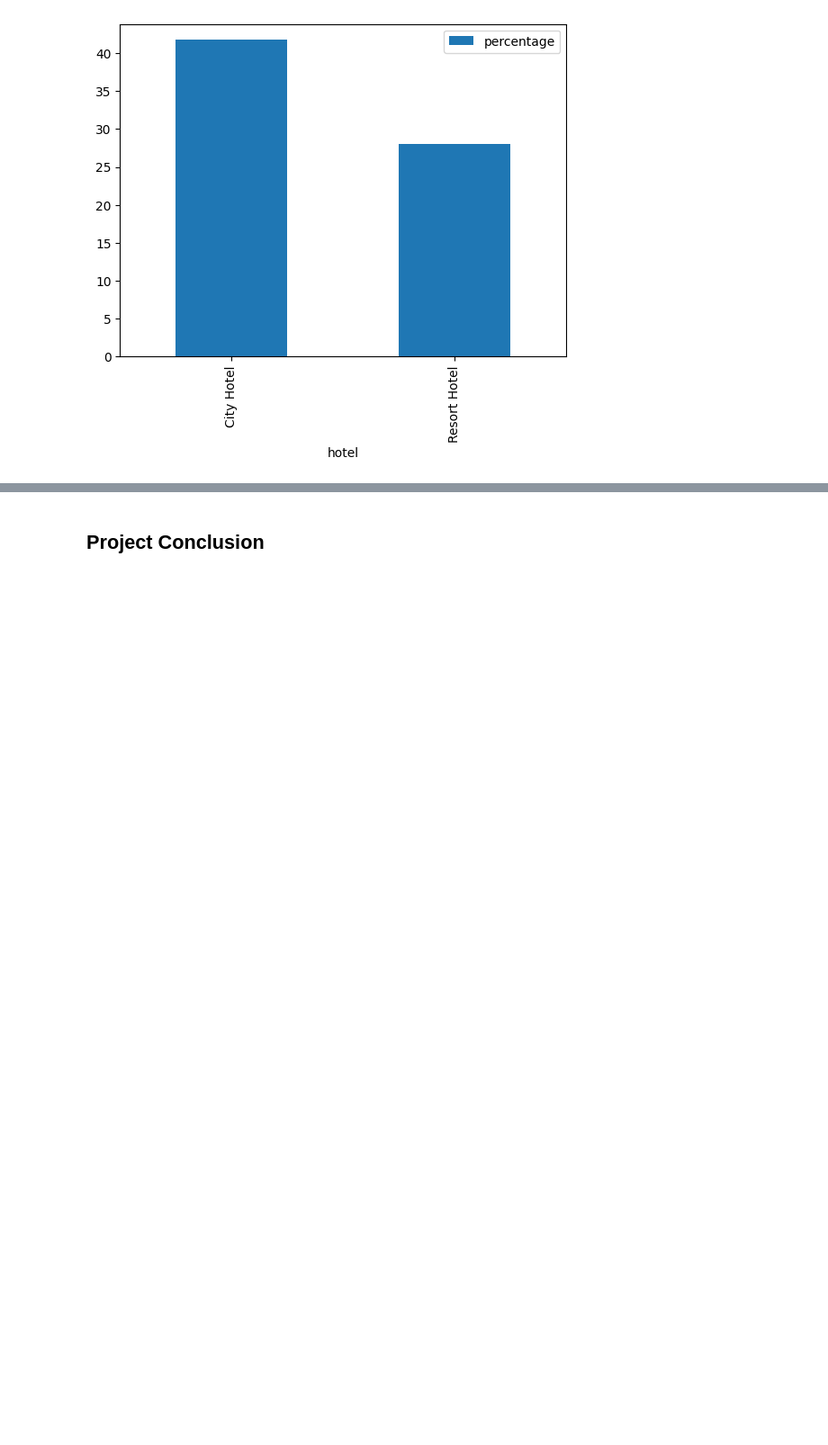
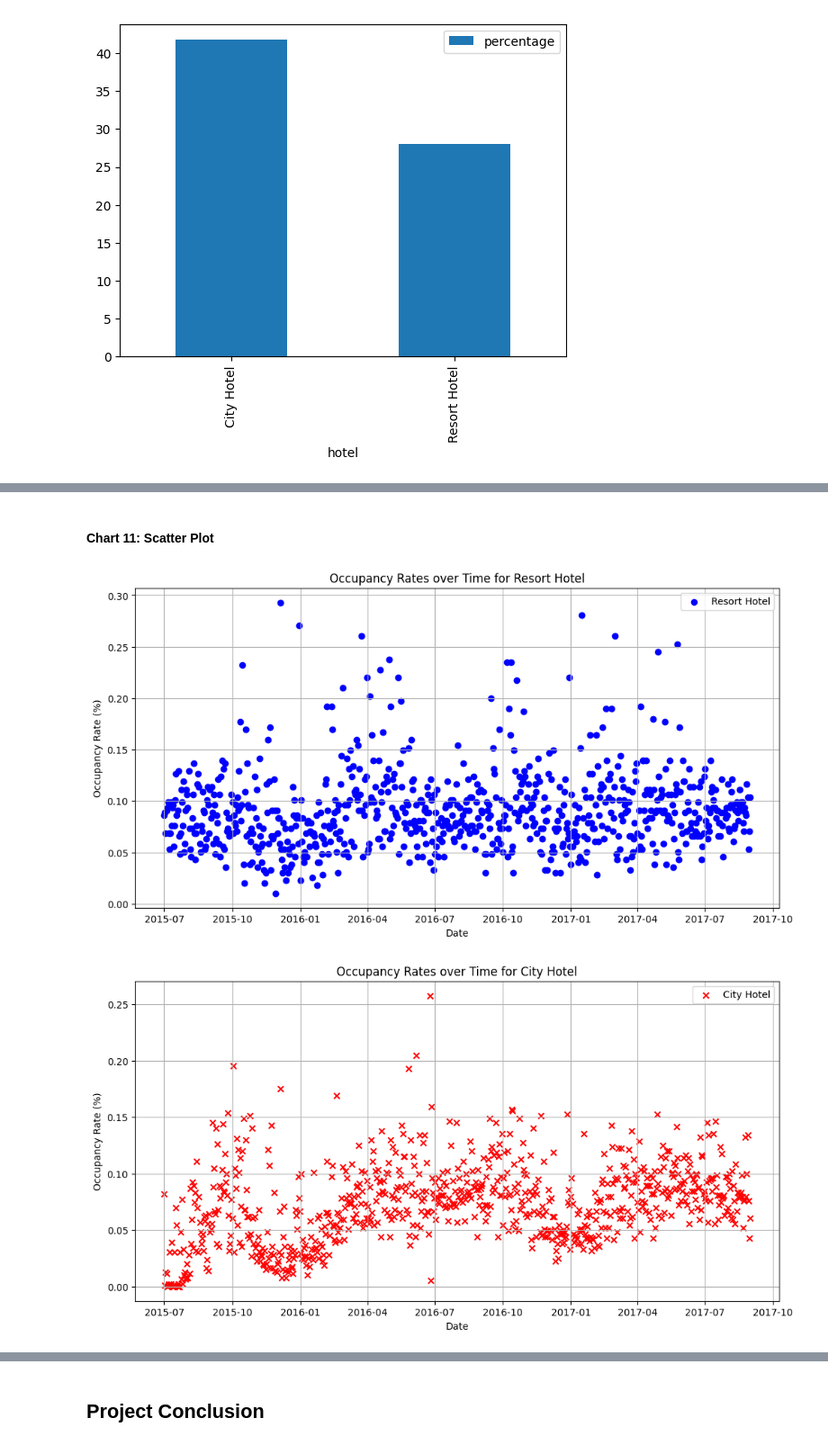
Before and after one commit to Codewith-Soumya/Hotel-Booking-Analysis, a Jupyter notebook: Hotel_booking_analysis_coding_Almabetter_Capstrone_Project_2.ipynb, the cells around one changed output, grey strips where cells are left out. Shown at 90% size. Cells and saved outputs as stored; diff of their text form; code cells hidden in the pictures; blank space fills up the shorter version.

```diff
--- a/Hotel_booking_analysis_coding_Almabetter_Capstrone_Project_2.ipynb
+++ b/Hotel_booking_analysis_coding_Almabetter_Capstrone_Project_2.ipynb
@@ -445,0 +513,33 @@ Cancellation.plot.bar(x='hotel',y='percentage')
+# %% [markdown]
+#### Chart 11: Scatter Plot
+# %%
+# Filter data for resort hotel and city hotel
+resort_data = hotel_booking_data[hotel_booking_data['hotel'] == 'Resort Hotel']
+city_data = hotel_booking_data[hotel_booking_data['hotel'] == 'City Hotel']
+
+# Calculate occupancy rates for resort hotel and city hotel
+resort_occupancy = (resort_data.groupby('Date')['is_canceled'].count() - resort_data.groupby('Date')['is_canceled'].sum()) / resort_data['reserved_room_type'].count() * 100
+city_occupancy = (city_data.groupby('Date')['is_canceled'].count() - city_data.groupby('Date')['is_canceled'].sum()) / city_data['reserved_room_type'].count() * 100
+
+# Plotting for Resort Hotel
+plt.figure(figsize=(12, 6))
+plt.scatter(resort_occupancy.index, resort_occupancy, label='Resort Hotel', color='blue', marker='o')
+plt.title('Occupancy Rates over Time for Resort Hotel')
+plt.xlabel('Date')
+plt.ylabel('Occupancy Rate (%)')
+plt.legend()
+plt.grid(True)
+plt.show()
+
+# Plotting for City Hotel
+plt.figure(figsize=(12, 6))
+plt.scatter(city_occupancy.index, city_occupancy, label='City Hotel', color='red', marker='x')
+plt.title('Occupancy Rates over Time for City Hotel')
+plt.xlabel('Date')
+plt.ylabel('Occupancy Rate (%)')
+plt.legend()
+plt.grid(True)
+plt.show()
+# %% [output]
+[figure, added]
+[figure, added]
```
Also changed, not shown: parts of 10 cells of this notebook.
